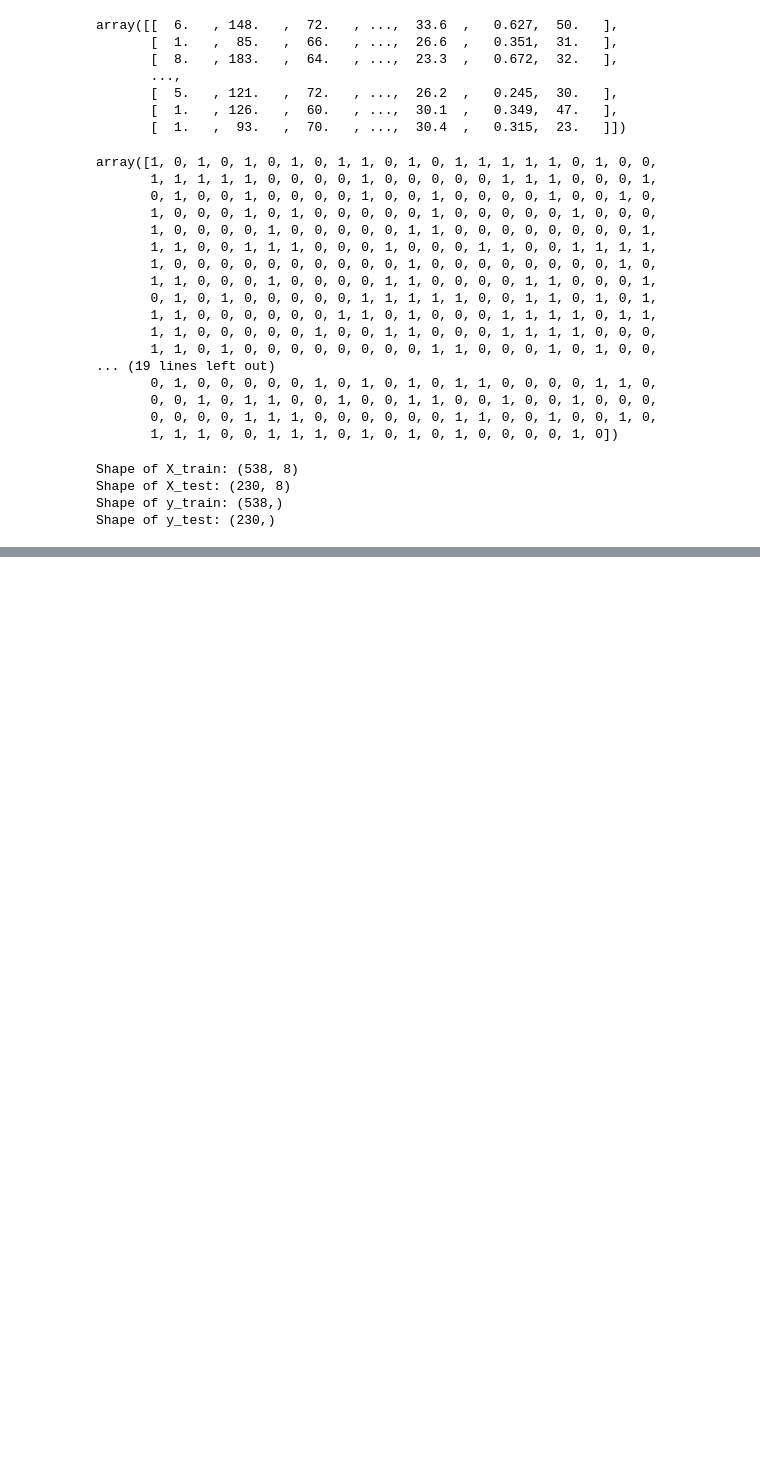
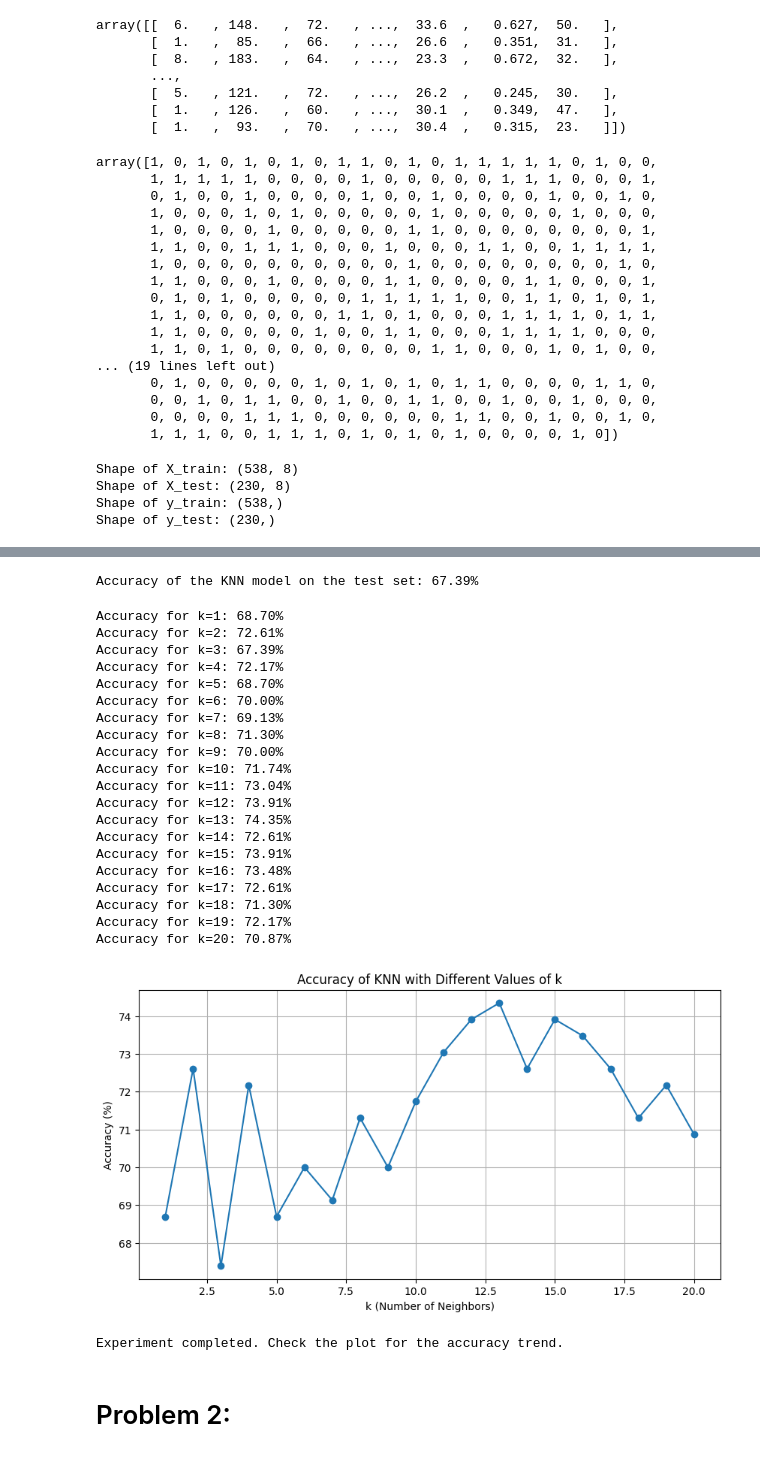
Before and after one commit to udayastrix/5CS037-2024-Udaya-Poudel, a Jupyter notebook: UdayaPoudel_2413993_worksheet4.ipynb, the cells around one changed output, grey strips where cells are left out. Saved outputs shown, nothing was run; the diff lists cells and outputs as text; code cells hidden in the pictures; blank space fills up the shorter version.

```diff
--- a/UdayaPoudel_2413993_worksheet4.ipynb
+++ b/UdayaPoudel_2413993_worksheet4.ipynb
@@ -115,0 +168,70 @@ diabetes.head()
+# %%
+# creating a function to compute accuracy of predictions
+def compute_accuracy(y_true, y_pred):
+  correct_predictions = np.sum(y_true == y_pred)
+  total_predictions = len(y_true)
+  accuracy = (correct_predictions / total_predictions) * 100
+  return accuracy
+# %%
+try:
+  predictions = knn_predict(X_test, X_train, y_train, k=3)
+  # Computinf
+  accuracy = compute_accuracy(y_test, predictions)
+  # Printing
+  print(f"Accuracy of the KNN model on the test set: {accuracy:.2f}%")
+except Exception as e:
+  print(f"An unexpected error occurred during prediction or accuracy computation: {e}")
+# %% [output]
+Accuracy of the KNN model on the test set: 67.39%
+# %%
+import matplotlib.pyplot as plt
+def experiment_knn_k_values(X_train, y_train, X_test, y_test, k_values):
+  accuracies = {}
+  for k in k_values:
+    predictions = knn_predict(X_test, X_train, y_train, k=k)
+    # Compute the accuracy
+    accuracy = compute_accuracy(y_test, predictions)
+    accuracies[k] = accuracy
+    print(f"Accuracy for k={k}: {accuracy:.2f}%")
+    # Ploting
+  plt.figure(figsize=(10, 5))
+  plt.plot(k_values, list(accuracies.values()), marker='o')
+  plt.xlabel('k (Number of Neighbors)')
+  plt.ylabel('Accuracy (%)')
+  plt.title('Accuracy of KNN with Different Values of k')
+  plt.grid(True)
+  plt.show()
+  return accuracies
+# %%
+k_values = range(1, 21)
+
+try:
+  accuracies = experiment_knn_k_values(X_train, y_train, X_test, y_test, k_values)
+  print("Experiment completed. Check the plot for the accuracy trend.")
+except Exception as e:
+  print(f"An unexpected error occurred during the experiment: {e}")
+# %% [output]
+Accuracy for k=1: 68.70%
+Accuracy for k=2: 72.61%
+Accuracy for k=3: 67.39%
+Accuracy for k=4: 72.17%
+Accuracy for k=5: 68.70%
+Accuracy for k=6: 70.00%
+Accuracy for k=7: 69.13%
+Accuracy for k=8: 71.30%
+Accuracy for k=9: 70.00%
+Accuracy for k=10: 71.74%
+Accuracy for k=11: 73.04%
+Accuracy for k=12: 73.91%
+Accuracy for k=13: 74.35%
+Accuracy for k=14: 72.61%
+Accuracy for k=15: 73.91%
+Accuracy for k=16: 73.48%
+Accuracy for k=17: 72.61%
+Accuracy for k=18: 71.30%
+Accuracy for k=19: 72.17%
+Accuracy for k=20: 70.87%
+[figure, added]
+Experiment completed. Check the plot for the accuracy trend.
+# %% [markdown]
+# Problem 2:
```
Also changed, not shown: parts of 25 cells of this notebook.
